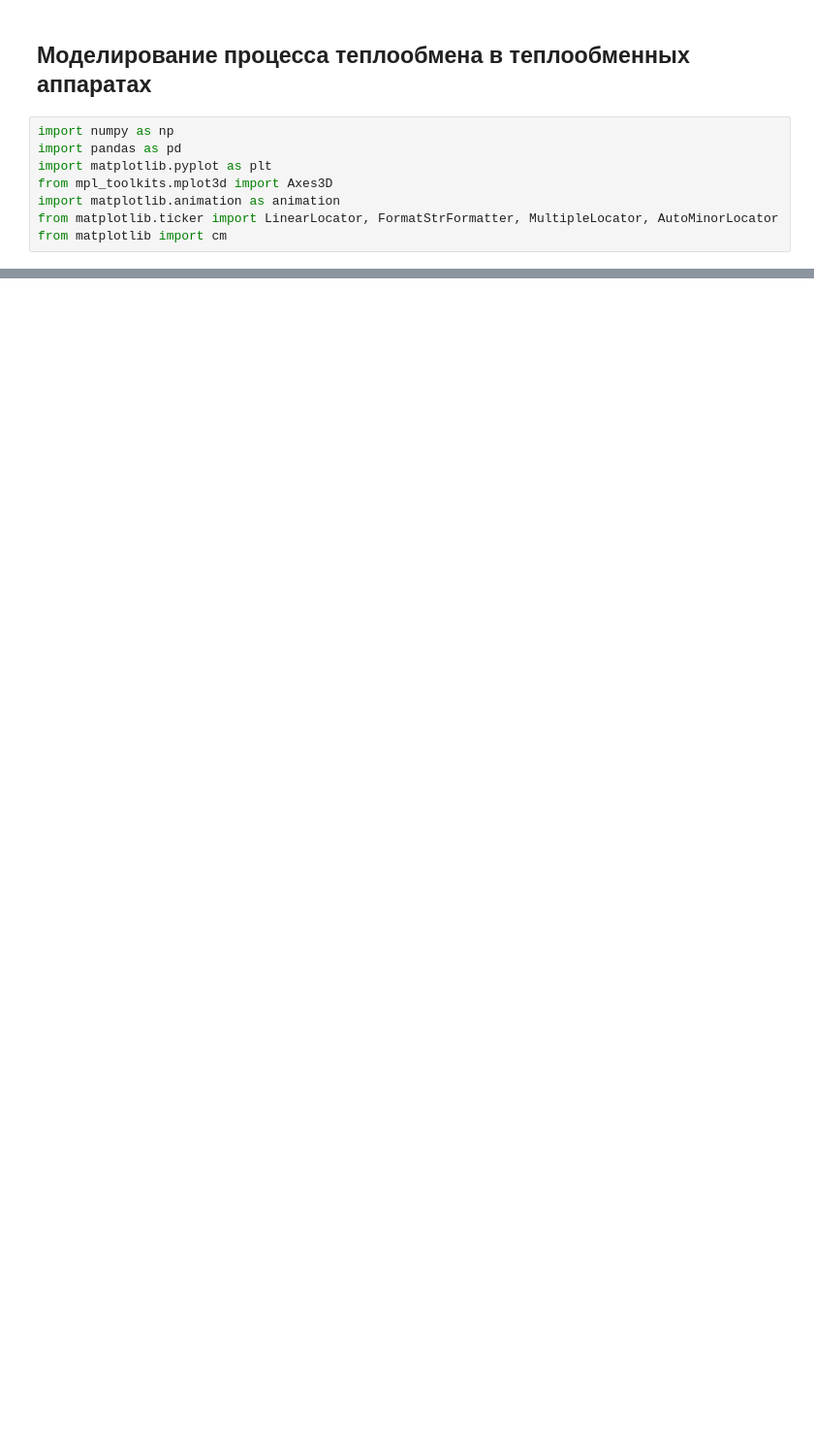
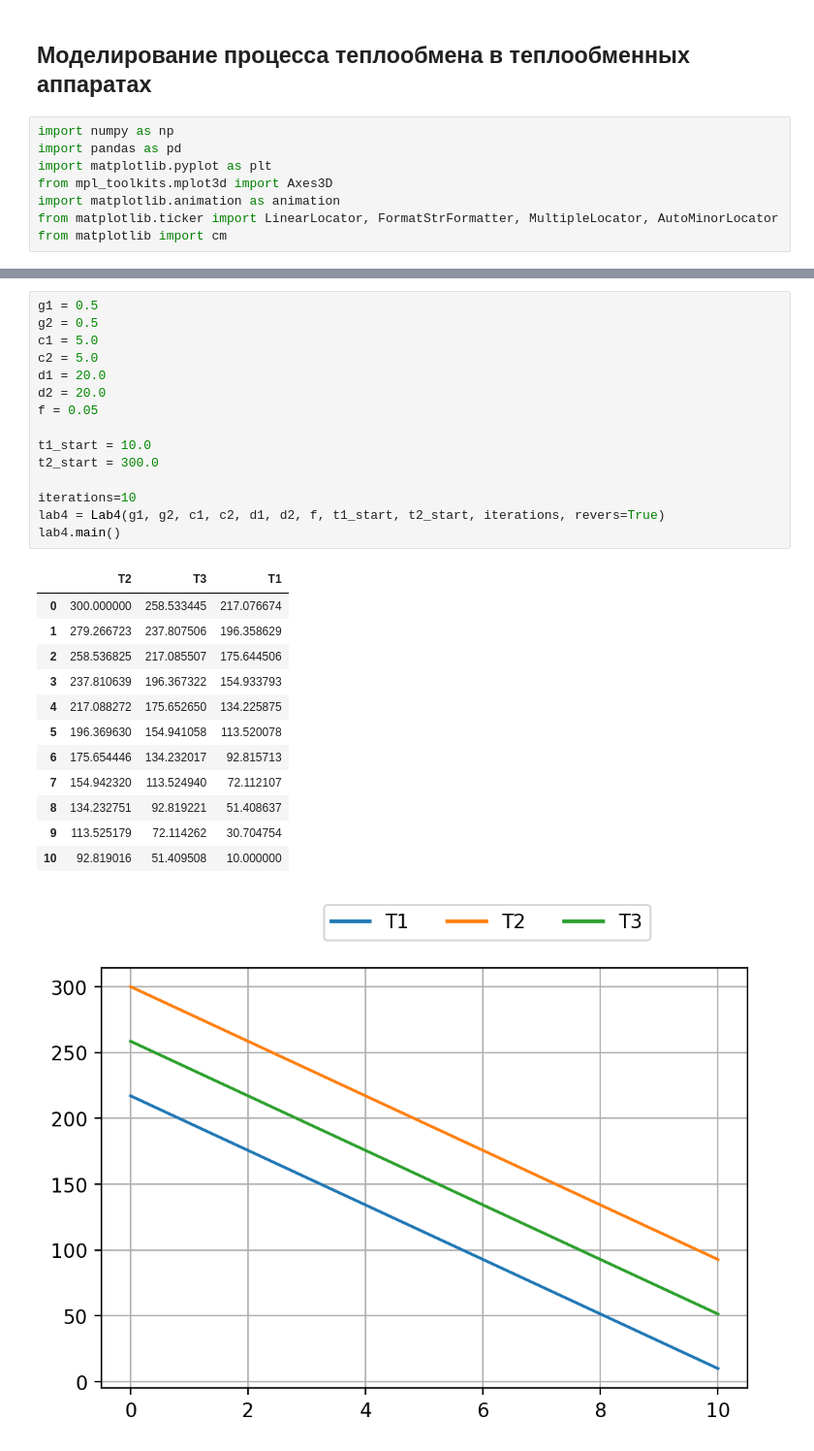
Before and after one commit to EgorPristanskiy/urmatphis, a Jupyter notebook: sem2_lab4/Lab4.ipynb, the cells around one changed output, grey strips where cells are left out. Shown at 97% size. Saved outputs shown, nothing was run; the diff lists cells and outputs as text; blank space fills up the shorter version.

```diff
--- a/sem2_lab4/Lab4.ipynb
+++ b/sem2_lab4/Lab4.ipynb
@@ -142 +127,30 @@ T1
 [figure]
+# %%
+g1 = 0.5
+g2 = 0.5
+c1 = 5.0
+c2 = 5.0
+d1 = 20.0
+d2 = 20.0
+f = 0.05
+
+t1_start = 10.0
+t2_start = 300.0
+
+iterations=10
+lab4 = Lab4(g1, g2, c1, c2, d1, d2, f, t1_start, t2_start, iterations, revers=True)
+lab4.main()
+# %% [output]
+|  | T2 | T3 | T1 |
+| 0 | 300.000000 | 258.533445 | 217.076674 |
+| 1 | 279.266723 | 237.807506 | 196.358629 |
+| 2 | 258.536825 | 217.085507 | 175.644506 |
+| 3 | 237.810639 | 196.367322 | 154.933793 |
+| 4 | 217.088272 | 175.652650 | 134.225875 |
+| 5 | 196.369630 | 154.941058 | 113.520078 |
+| 6 | 175.654446 | 134.232017 | 92.815713 |
+| 7 | 154.942320 | 113.524940 | 72.112107 |
+| 8 | 134.232751 | 92.819221 | 51.408637 |
+| 9 | 113.525179 | 72.114262 | 30.704754 |
+| 10 | 92.819016 | 51.409508 | 10.000000 |
+[figure, added]
```
Also changed, not shown: parts of 2 cells of this notebook, 2 other files.
